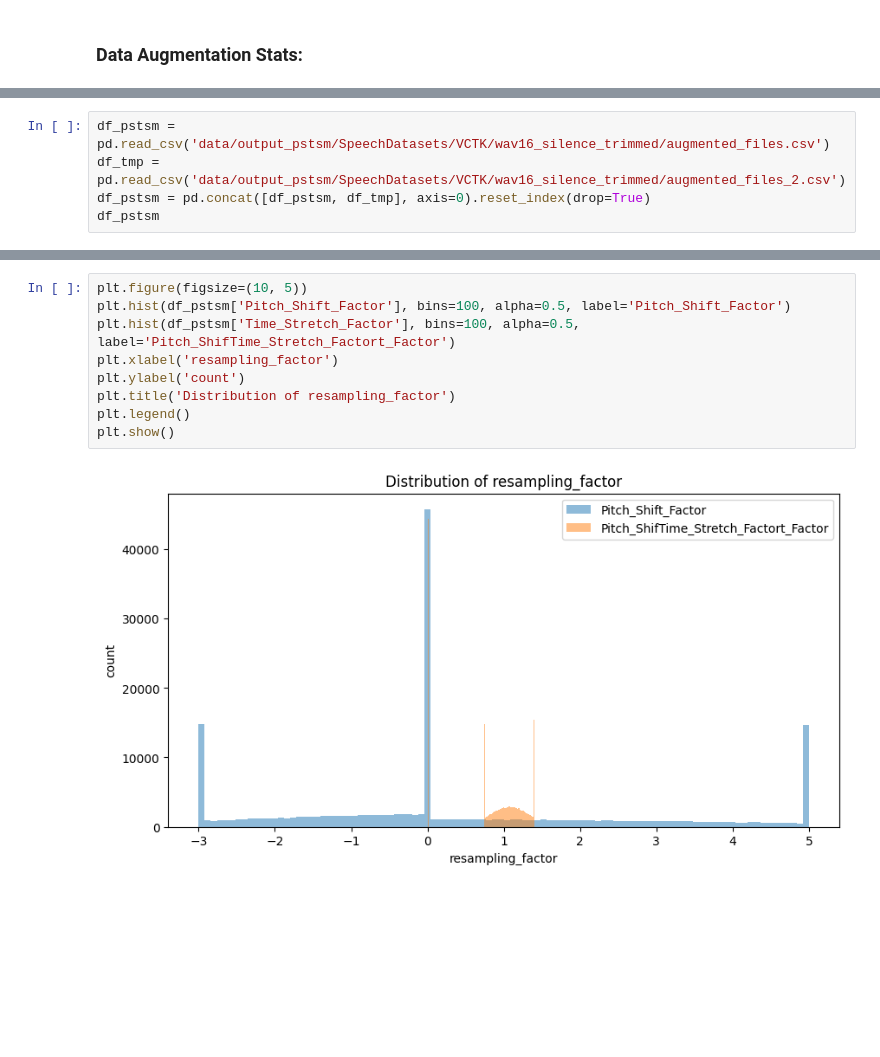
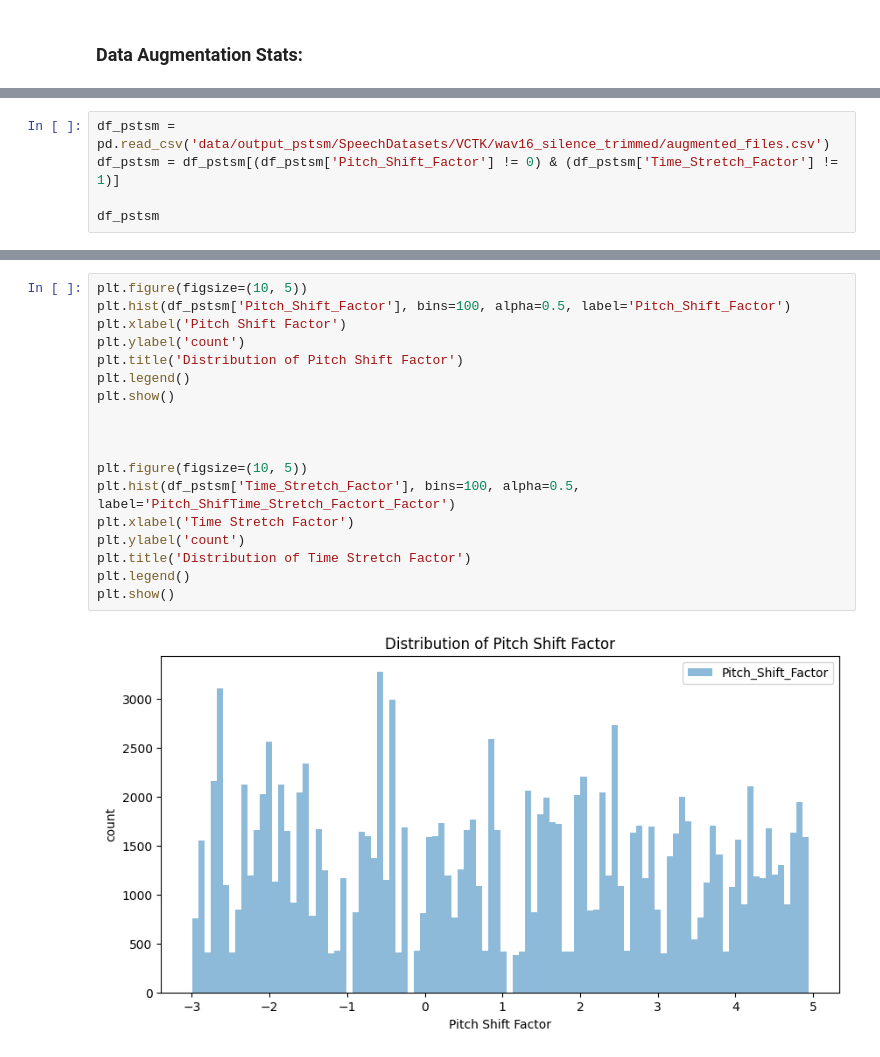
Before and after one commit to mariapolak/SMC10, a Jupyter notebook: plot_augmentation.ipynb, the cells around one changed output, grey strips where cells are left out. Cells and saved outputs as stored; diff of their text form; blank space fills up the shorter version.

Commit message:
output augmentation

```diff
--- a/plot_augmentation.ipynb
+++ b/plot_augmentation.ipynb
@@ -52,7 +53,7 @@ df_res
 # %%
 df_pstsm = pd.read_csv('data/output_pstsm/SpeechDatasets/VCTK/wav16_silence_trimmed/augmented_files.csv')
-df_tmp = pd.read_csv('data/output_pstsm/SpeechDatasets/VCTK/wav16_silence_trimmed/augmented_files_2.csv')
-df_pstsm = pd.concat([df_pstsm, df_tmp], axis=0).reset_index(drop=True)
+df_pstsm = df_pstsm[(df_pstsm['Pitch_Shift_Factor'] != 0) & (df_pstsm['Time_Stretch_Factor'] != 1)]
+
 df_pstsm
 # %% [output]
 |  | Filename | Pitch_Shift_Factor | Time_Stretch_Factor |
@@ -82,11 +83,20 @@ plt.show()
 # %%
 plt.figure(figsize=(10, 5))
 plt.hist(df_pstsm['Pitch_Shift_Factor'], bins=100, alpha=0.5, label='Pitch_Shift_Factor')
-plt.hist(df_pstsm['Time_Stretch_Factor'], bins=100, alpha=0.5, label='Pitch_ShifTime_Stretch_Factort_Factor')
-plt.xlabel('resampling_factor')
+plt.xlabel('Pitch Shift Factor')
 plt.ylabel('count')
-plt.title('Distribution of resampling_factor')
+plt.title('Distribution of Pitch Shift Factor')
 plt.legend()
 plt.show()
+
+
+
+plt.figure(figsize=(10, 5))
+plt.hist(df_pstsm['Time_Stretch_Factor'], bins=100, alpha=0.5, label='Pitch_ShifTime_Stretch_Factort_Factor')
+plt.xlabel('Time Stretch Factor')
+plt.ylabel('count')
+plt.title('Distribution of Time Stretch Factor')
+plt.legend()
+plt.show()
 # %% [output]
-[figure, old version]
+[figure, new version]
```
Also changed, not shown: parts of 5 cells of this notebook, 3 other files.
